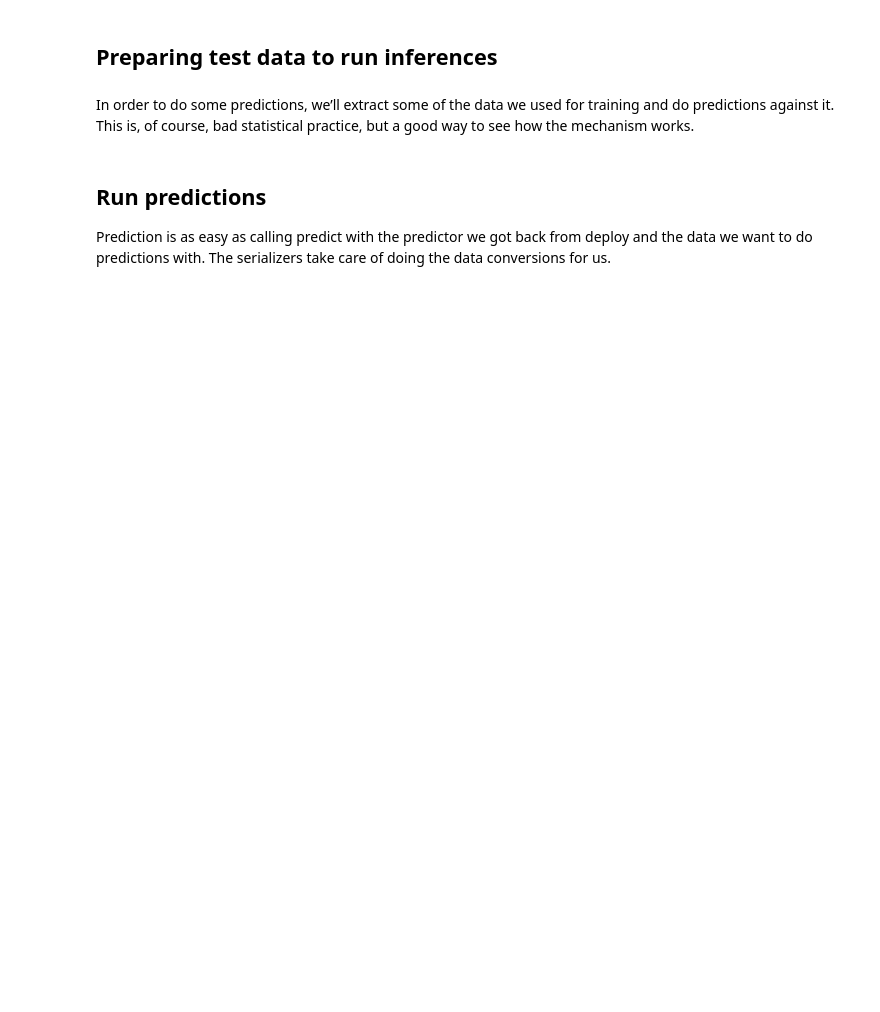
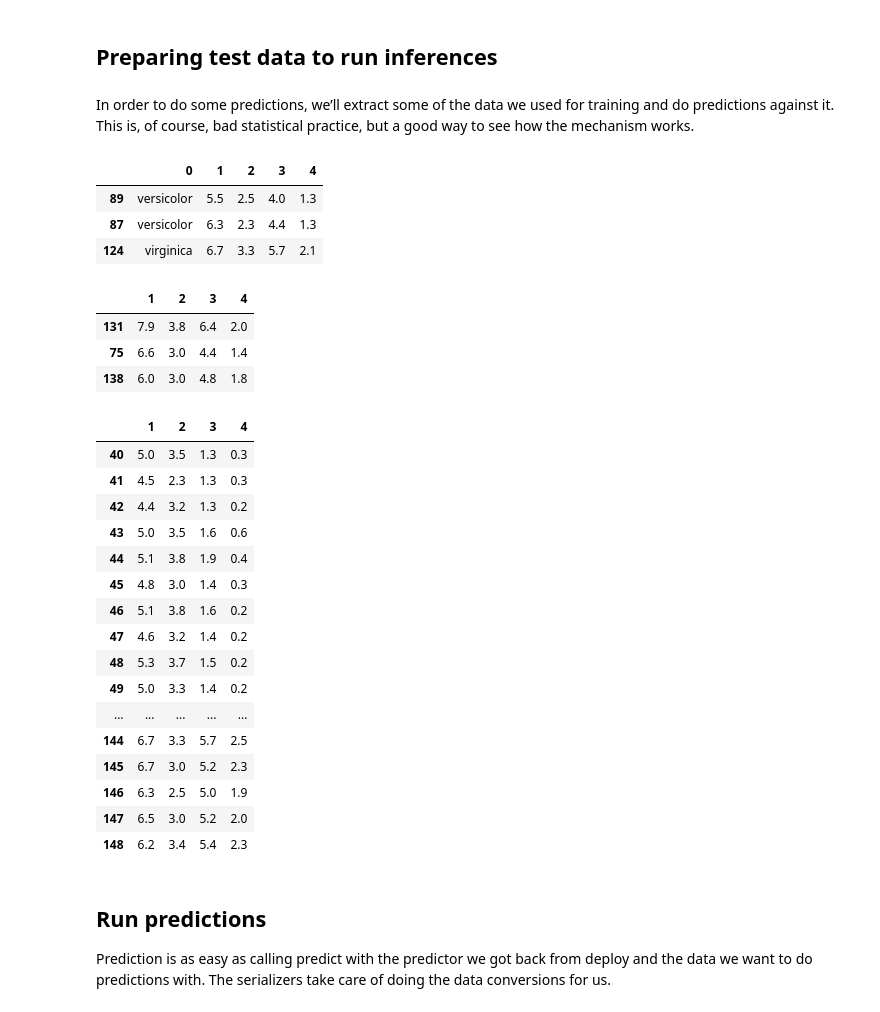
Before and after one commit to bolecodex/amazon-sagemaker-best-practice, a Jupyter notebook: bring-custom-container.ipynb, the cells around one changed output. Drawn from its saved outputs; the diff is of its cells as text; code cells hidden in the pictures; blank space fills up the shorter version.

```diff
--- a/bring-custom-container.ipynb
+++ b/bring-custom-container.ipynb
@@ -251,24 +271,53 @@ In order to do some predictions, we’ll extract some of the data we used for tr
 # %%
 # cell 09
 
-shape=pd.read_csv(file_location, header=None)
+shape=pd.read_csv("lab03_data/iris.csv", header=None)
 shape.sample(3)
+# %% [output]
+|  | 0 | 1 | 2 | 3 | 4 |
+| 89 | versicolor | 5.5 | 2.5 | 4.0 | 1.3 |
+| 87 | versicolor | 6.3 | 2.3 | 4.4 | 1.3 |
+| 124 | virginica | 6.7 | 3.3 | 5.7 | 2.1 |
 # %%
 # cell 10
 
 # drop the label column in the training set
 shape.drop(shape.columns[[0]],axis=1,inplace=True)
 shape.sample(3)
+# %% [output]
+|  | 1 | 2 | 3 | 4 |
+| 131 | 7.9 | 3.8 | 6.4 | 2.0 |
+| 75 | 6.6 | 3.0 | 4.4 | 1.4 |
+| 138 | 6.0 | 3.0 | 4.8 | 1.8 |
 # %%
 # cell 11
 
 import itertools
 
 a = [50*i for i in range(3)]
 b = [40+i for i in range(10)]
 indices = [i+j for i,j in itertools.product(a,b)]
 
 test_data=shape.iloc[indices[:-1]]
+test_data
+# %% [output]
+|  | 1 | 2 | 3 | 4 |
+| 40 | 5.0 | 3.5 | 1.3 | 0.3 |
+| 41 | 4.5 | 2.3 | 1.3 | 0.3 |
+| 42 | 4.4 | 3.2 | 1.3 | 0.2 |
+| 43 | 5.0 | 3.5 | 1.6 | 0.6 |
+| 44 | 5.1 | 3.8 | 1.9 | 0.4 |
+| 45 | 4.8 | 3.0 | 1.4 | 0.3 |
+| 46 | 5.1 | 3.8 | 1.6 | 0.2 |
+| 47 | 4.6 | 3.2 | 1.4 | 0.2 |
+| 48 | 5.3 | 3.7 | 1.5 | 0.2 |
+| 49 | 5.0 | 3.3 | 1.4 | 0.2 |
+| ... | ... | ... | ... | ... |
+| 144 | 6.7 | 3.3 | 5.7 | 2.5 |
+| 145 | 6.7 | 3.0 | 5.2 | 2.3 |
+| 146 | 6.3 | 2.5 | 5.0 | 1.9 |
+| 147 | 6.5 | 3.0 | 5.2 | 2.0 |
+| 148 | 6.2 | 3.4 | 5.4 | 2.3 |
 # %% [markdown]
 ## Run predictions
 
```
Also changed, not shown: parts of 5 cells of this notebook, 3 other files.
